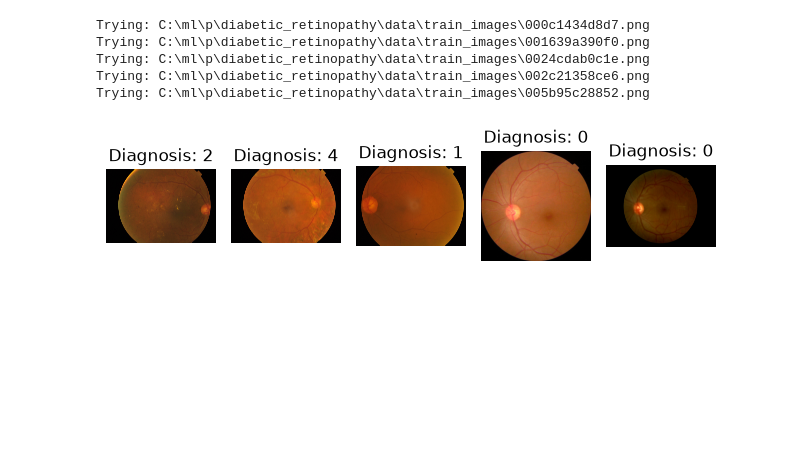
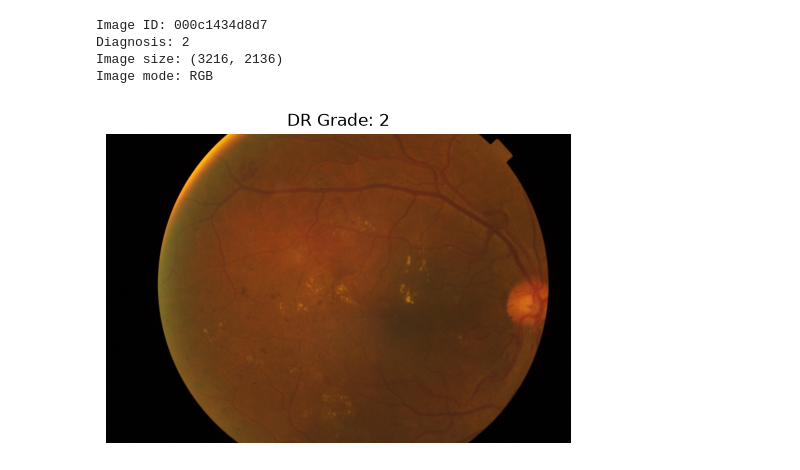
Before and after one commit to TanmayMandape/diabetic_retinopathy_ai, a Jupyter notebook: notebooks/01_eda.ipynb, the cells around one changed output. Drawn from its saved outputs; the diff is of its cells as text; code cells hidden in the pictures; blank space fills up the shorter version.

```diff
--- a/notebooks/01_eda.ipynb
+++ b/notebooks/01_eda.ipynb
@@ -88,33 +87,24 @@ Exists: True
-# %%
-for i in range(5):
-    sample = df.iloc[i]
-
-    path = os.path.join(
-        IMG_DIR,
-        sample["id_code"] + ".png"
-    )
-
-    print("Trying:", path)
-
-    image = cv2.imread(path)
-
-    if image is None:
-        print("❌ Image not found:", path)
-        continue
-
-    image = cv2.cvtColor(image, cv2.COLOR_BGR2RGB)
-
-    plt.subplot(1, 5, i + 1)
-    plt.imshow(image)
-    plt.title(f"Diagnosis: {sample['diagnosis']}")
-    plt.axis("off")
-
-plt.tight_layout()
-plt.show()
-# %% [output]
-Trying: C:\ml\p\diabetic_retinopathy\data\train_images\000c1434d8d7.png
-Trying: C:\ml\p\diabetic_retinopathy\data\train_images\001639a390f0.png
-Trying: C:\ml\p\diabetic_retinopathy\data\train_images\0024cdab0c1e.png
-Trying: C:\ml\p\diabetic_retinopathy\data\train_images\002c21358ce6.png
-Trying: C:\ml\p\diabetic_retinopathy\data\train_images\005b95c28852.png
-[figure, removed]
+# %%
+image_id = df.iloc[0]["id_code"]
+diagnosis = df.iloc[0]["diagnosis"]
+
+image_path = os.path.join(TRAIN_DIR, image_id + ".png")
+
+image = Image.open(image_path)
+
+print("Image ID:", image_id)
+print("Diagnosis:", diagnosis)
+print("Image size:", image.size)
+print("Image mode:", image.mode)
+
+plt.figure(figsize=(6, 6))
+plt.imshow(image)
+plt.axis("off")
+plt.title(f"DR Grade: {diagnosis}")
+plt.show()
+# %% [output]
+Image ID: 000c1434d8d7
+Diagnosis: 2
+Image size: (3216, 2136)
+Image mode: RGB
+[figure, added]
```
Also changed, not shown: parts of 47 cells of this notebook, 29 other files.
